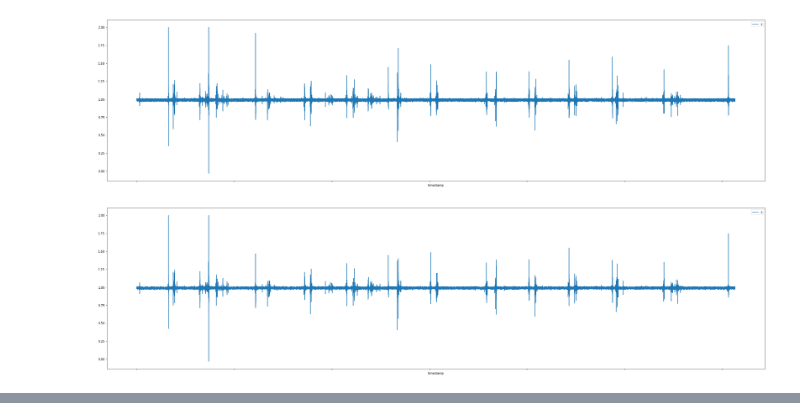
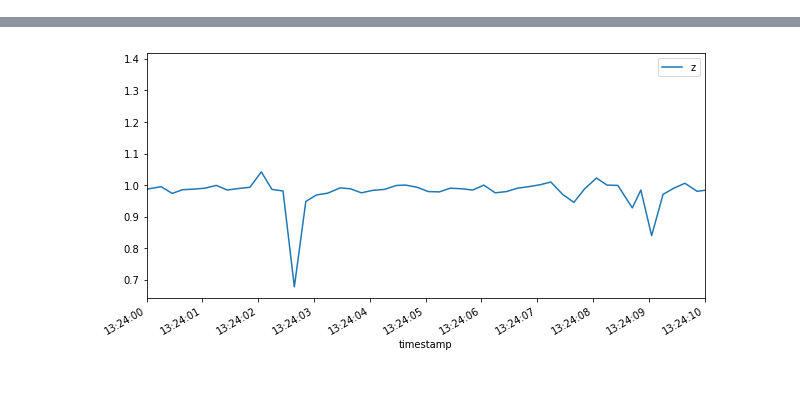
Before and after one commit to suehy/chair_sensor, a Jupyter notebook: ml_project/notebooks/initial-data-exploration.ipynb, the cells around one changed output, grey strips where cells are left out. Saved outputs shown, nothing was run; the diff lists cells and outputs as text; code cells hidden in the pictures; blank space fills up the shorter version.

Commit message:
datetime xlim

```diff
--- a/ml_project/notebooks/initial-data-exploration.ipynb
+++ b/ml_project/notebooks/initial-data-exploration.ipynb
@@ -35,12 +16,0 @@ max 2019-02-26T13:33:43.459Z
-# %%
-test50 = pd.DataFrame.from_dict(data200['flori'])
-
-ax = test50.plot(x='timestamp', y='z', figsize=(40, 20))
-# %% [output]
-[figure, removed]
-# %%
-test50 = pd.DataFrame.from_dict(data100['flori'])
-
-ax = test50.plot(x='timestamp', y='z', figsize=(40, 10))
-# %% [output]
-[figure, removed]
@@ -46,0 +21,17 @@ ax = test50.plot(x='timestamp', y='z', figsize=(40, 10))
+# %%
+test5 = pd.DataFrame.from_dict(data5['flori'])
+test5['timestamp'] = pd.to_datetime(test5['timestamp'], format='%Y-%m-%dT%H:%M:%S.%fZ', utc=True)
+#test5.set_index('timestamp', inplace=True)
+#test5.index = test5.index.tz_convert('Europe/Amsterdam')
+
+#test5.index
+#ax = test50.plot(x='timestamp', y='z', figsize=(40, 20))
+#time = pd.date_range(test5.index[0], test5.index[200])
+#test5.index[300] in time
+start = pd.to_datetime('2019-02-26 13:24:00.00', format='%Y-%m-%d %H:%M:%S.%f', utc=True)
+xlim = (start, start + pd.Timedelta('10 sec'))
+
+#xlim = (test5.timestamp[0], test5.timestamp[0] + pd.Timedelta('1 min'))
+ax = test5.plot(x='timestamp', y='z', figsize=(10, 5), xlim=xlim)
+xlim
+# %% [output]
@@ -46,0 +40 @@ ax = test50.plot(x='timestamp', y='z', figsize=(40, 10))
+[figure, added]
```
Also changed, not shown: parts of 7 cells of this notebook.
